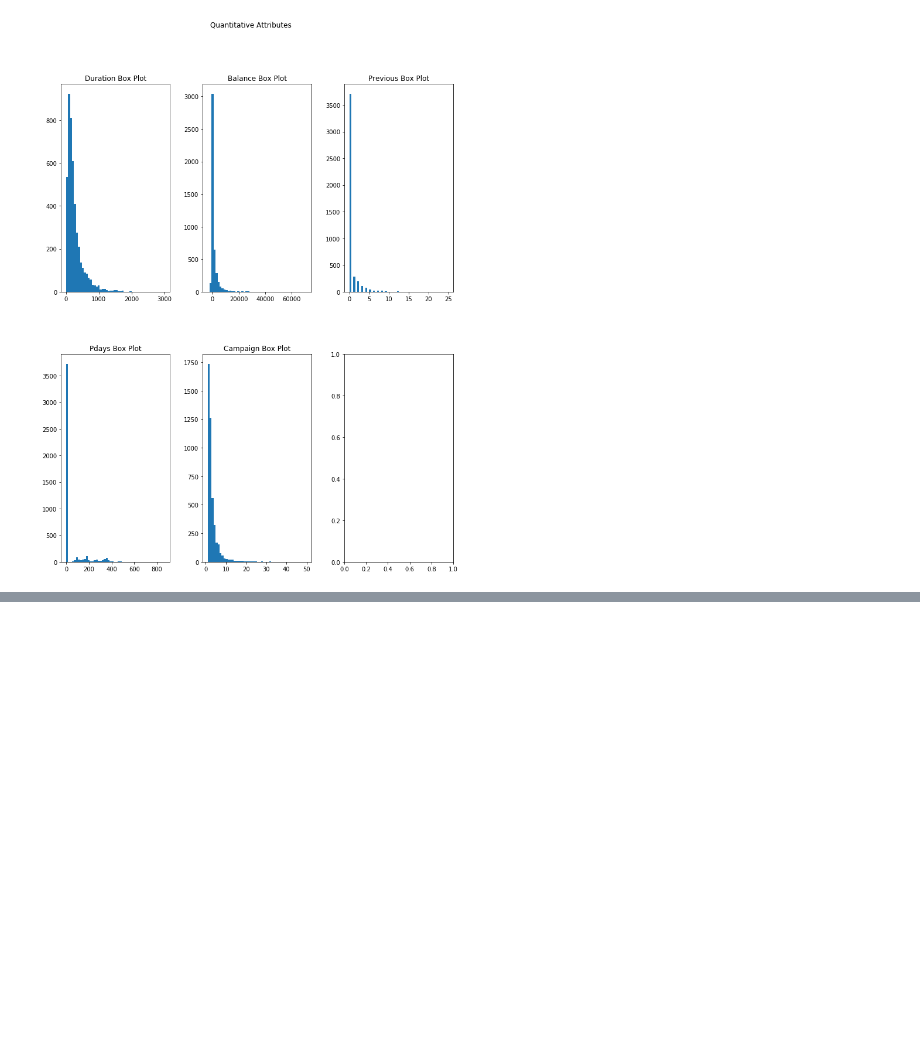
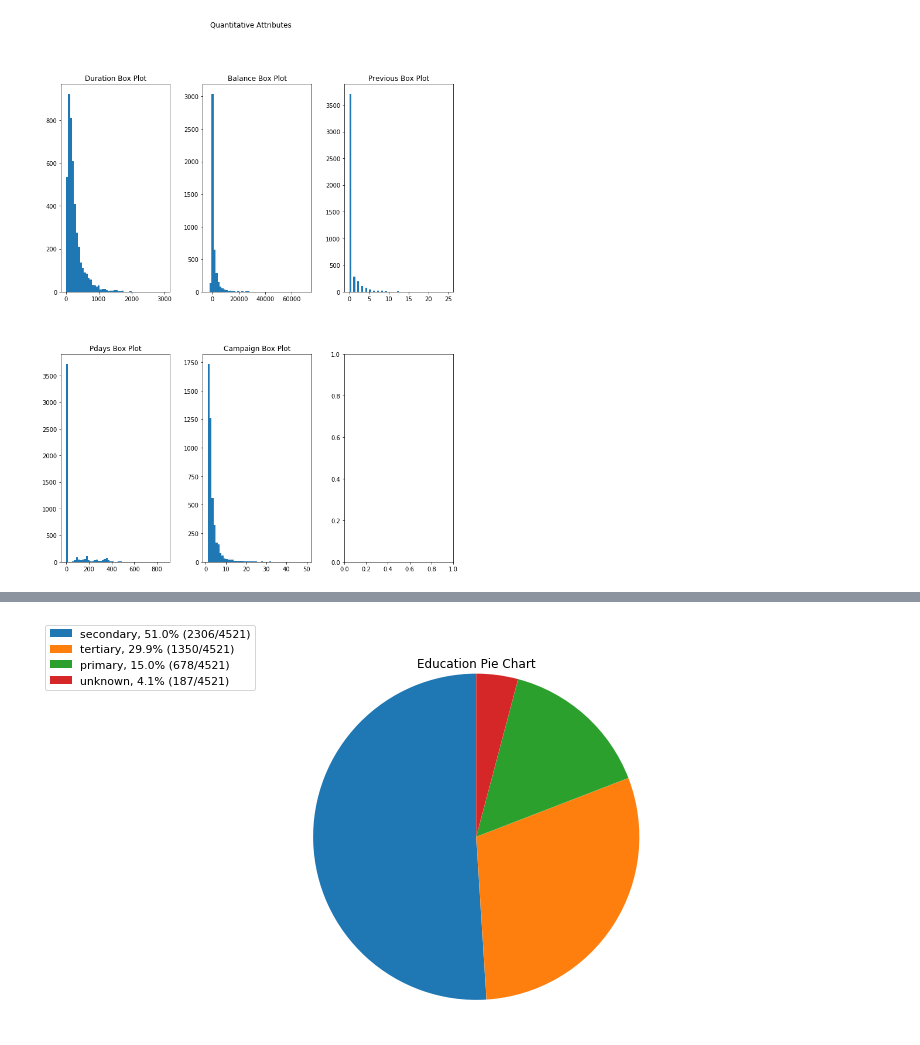
Before and after one commit to JialunC/SCS3250-final-project, a Jupyter notebook: Data_Preparation_and_Pre-prediction_Analysis.ipynb, the cells around one changed output, grey strips where cells are left out. Cells and saved outputs as stored; diff of their text form; code cells hidden in the pictures; blank space fills up the shorter version.

```diff
--- a/Data_Preparation_and_Pre-prediction_Analysis.ipynb
+++ b/Data_Preparation_and_Pre-prediction_Analysis.ipynb
@@ -130,0 +148,4 @@ plot_histograms(bank_marketing, attributes_concern)
+# %%
+get_pie_chart_by_attribute_name(bank_marketing, 'education')
+# %% [output]
+[figure, added]
```
Also changed, not shown: parts of 13 cells of this notebook.
